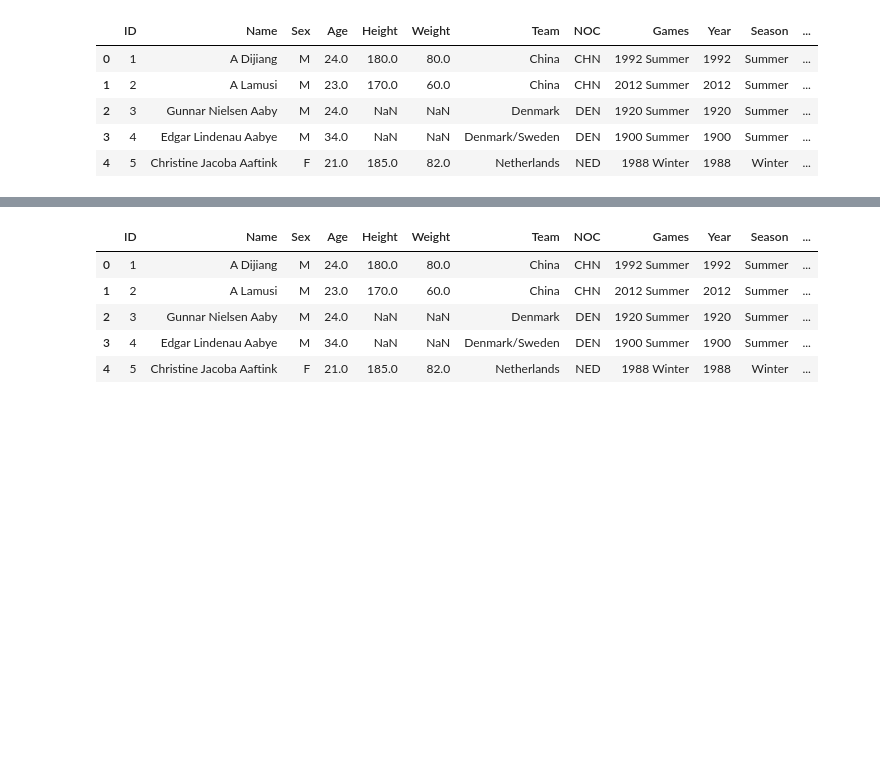
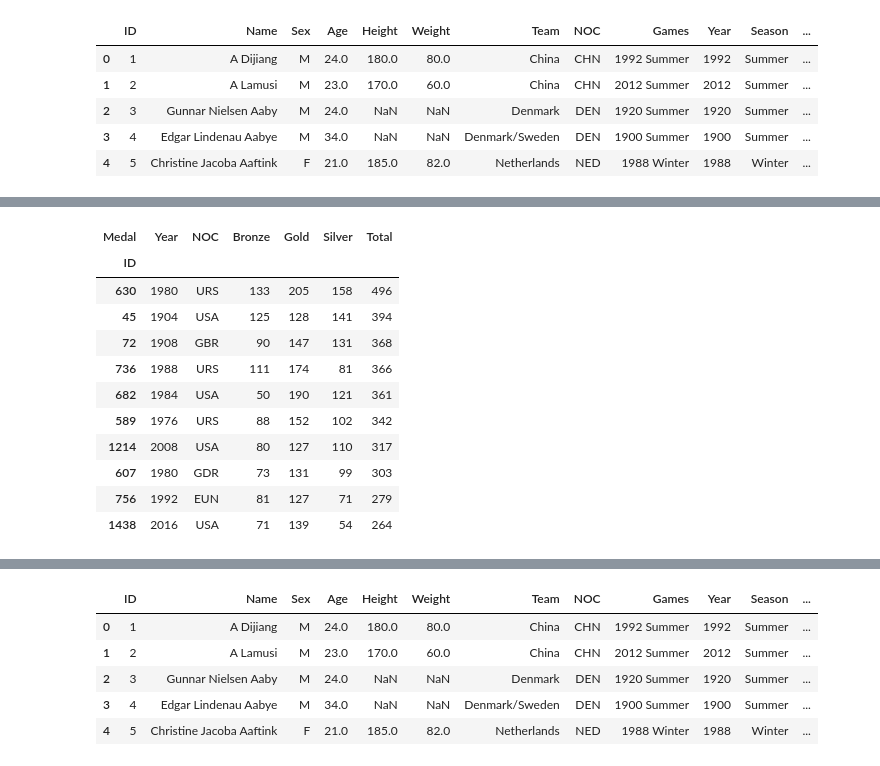
Before and after one commit to yuna-liu/Databehandling-OS-Yuna-Joachim, a Jupyter notebook: Q2_Y_temp.ipynb, the cells around one changed output, grey strips where cells are left out. Drawn from its saved outputs; the diff is of its cells as text; code cells hidden in the pictures; blank space fills up the shorter version.

```diff
--- a/Q2_Y_temp.ipynb
+++ b/Q2_Y_temp.ipynb
@@ -28,0 +75,15 @@ athlete_regions.head()
+# %%
+af.count_medals_by_year(athlete_regions, "NOC")
+# %% [output]
+| Medal | Year | NOC | Bronze | Gold | Silver | Total |
+| ID |  |  |  |  |  |  |
+| 630 | 1980 | URS | 133 | 205 | 158 | 496 |
+| 45 | 1904 | USA | 125 | 128 | 141 | 394 |
+| 72 | 1908 | GBR | 90 | 147 | 131 | 368 |
+| 736 | 1988 | URS | 111 | 174 | 81 | 366 |
+| 682 | 1984 | USA | 50 | 190 | 121 | 361 |
+| 589 | 1976 | URS | 88 | 152 | 102 | 342 |
+| 1214 | 2008 | USA | 80 | 127 | 110 | 317 |
+| 607 | 1980 | GDR | 73 | 131 | 99 | 303 |
+| 756 | 1992 | EUN | 81 | 127 | 71 | 279 |
+| 1438 | 2016 | USA | 71 | 139 | 54 | 264 |
```
Also changed, not shown: parts of 8 cells of this notebook, 1 other file.
